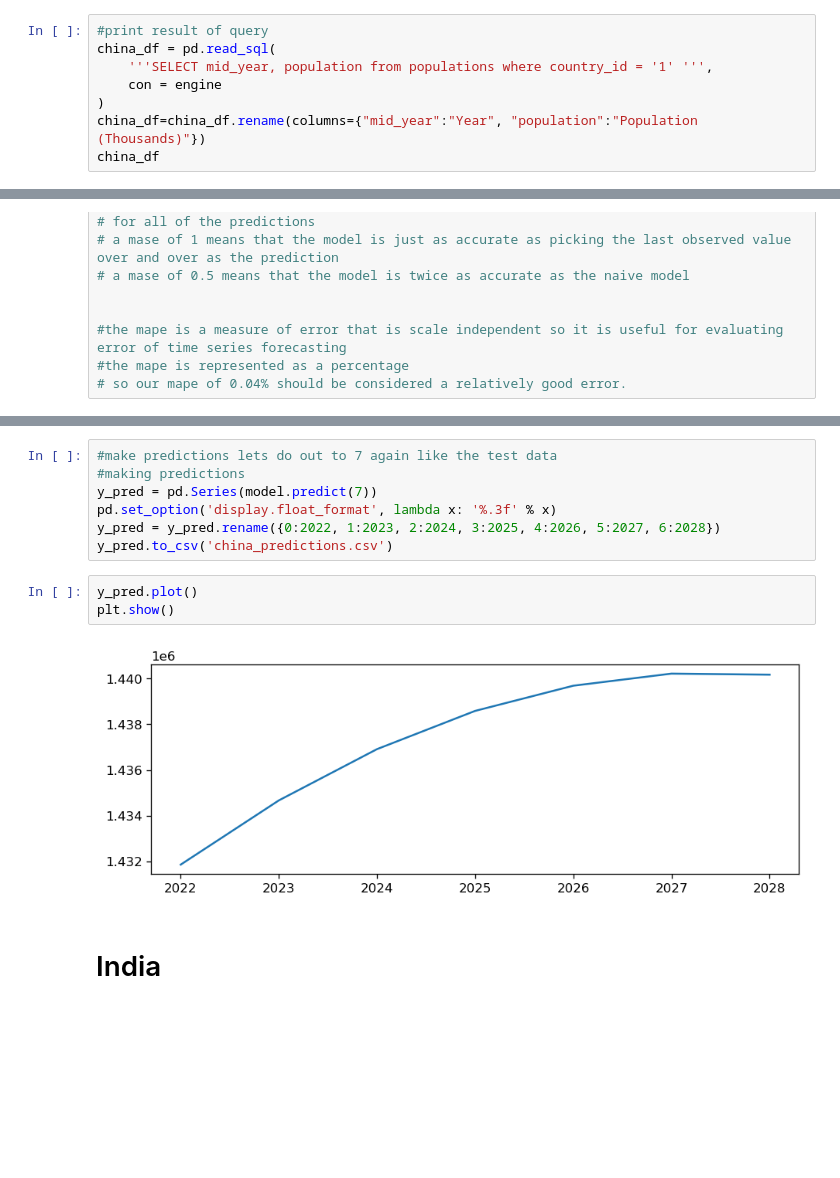
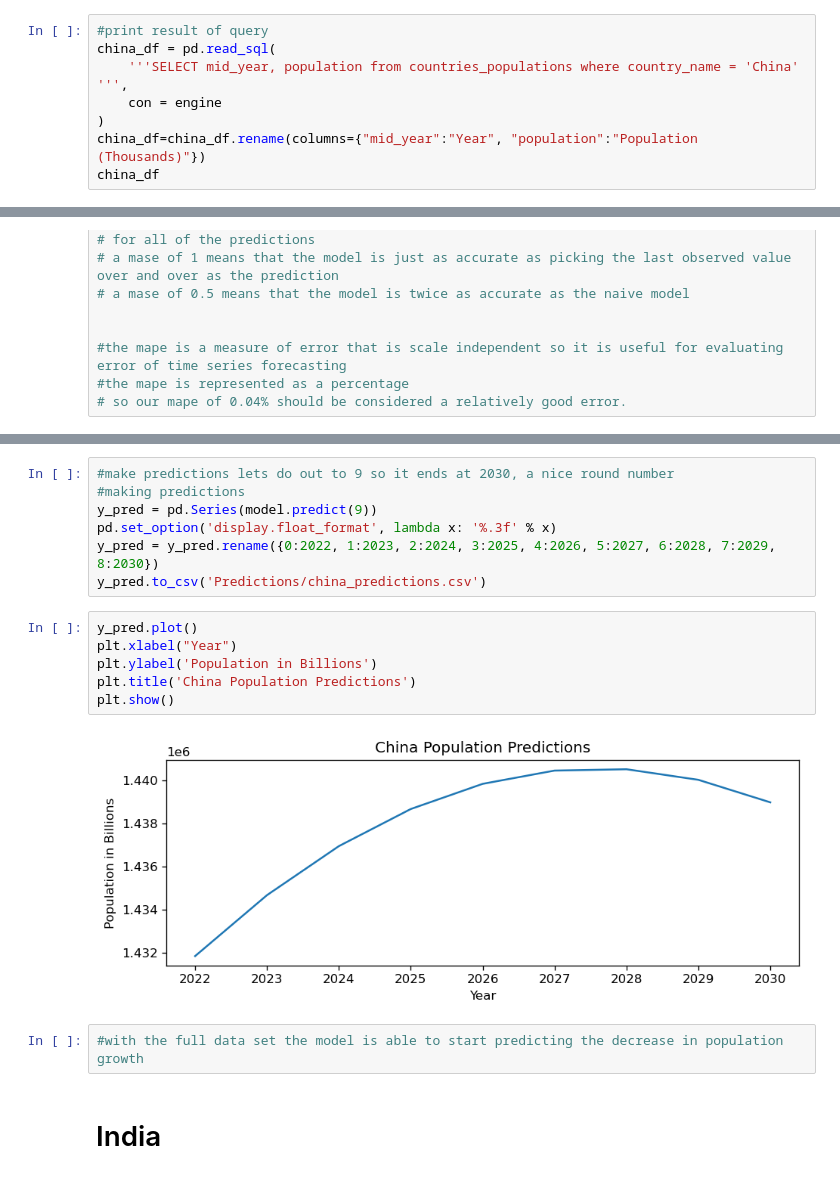
Before and after one commit to dkristek/UN_Country_Population_Growth, a Jupyter notebook: ARIMA_Model.ipynb, the cells around one changed output, grey strips where cells are left out. Saved outputs shown, nothing was run; the diff lists cells and outputs as text; blank space fills up the shorter version.

Commit message:
Models complete for all countries with updated datasets

```diff
--- a/ARIMA_Model.ipynb
+++ b/ARIMA_Model.ipynb
@@ -19,7 +19,7 @@ engine = create_engine(db_string)
 # %%
 #print result of query
 china_df = pd.read_sql(
-    '''SELECT mid_year, population from populations where country_id = '1' ''',
+    '''SELECT mid_year, population from countries_populations where country_name = 'China' ''',
     con = engine
 )
 china_df=china_df.rename(columns={"mid_year":"Year", "population":"Population (Thousands)"})
@@ -390,17 +394,22 @@ Performing stepwise search to minimize aic
 Warnings:
 [1] Covariance matrix calculated using the outer product of gradients (complex-step).
 # %%
-#make predictions lets do out to 7 again like the test data
+#make predictions lets do out to 9 so it ends at 2030, a nice round number
 #making predictions
-y_pred = pd.Series(model.predict(7))
+y_pred = pd.Series(model.predict(9))
 pd.set_option('display.float_format', lambda x: '%.3f' % x)
-y_pred = y_pred.rename({0:2022, 1:2023, 2:2024, 3:2025, 4:2026, 5:2027, 6:2028})
-y_pred.to_csv('china_predictions.csv')
+y_pred = y_pred.rename({0:2022, 1:2023, 2:2024, 3:2025, 4:2026, 5:2027, 6:2028, 7:2029, 8:2030})
+y_pred.to_csv('Predictions/china_predictions.csv')
 # %%
 y_pred.plot()
+plt.xlabel("Year")
+plt.ylabel('Population in Billions')
+plt.title('China Population Predictions')
 plt.show()
 # %% [output]
-[figure, old version]
+[figure, new version]
+# %%
+#with the full data set the model is able to start predicting the decrease in population growth
 # %% [markdown]
 # India
 # %% [markdown]
```
Also changed, not shown: parts of 71 cells of this notebook, 2 other files.
